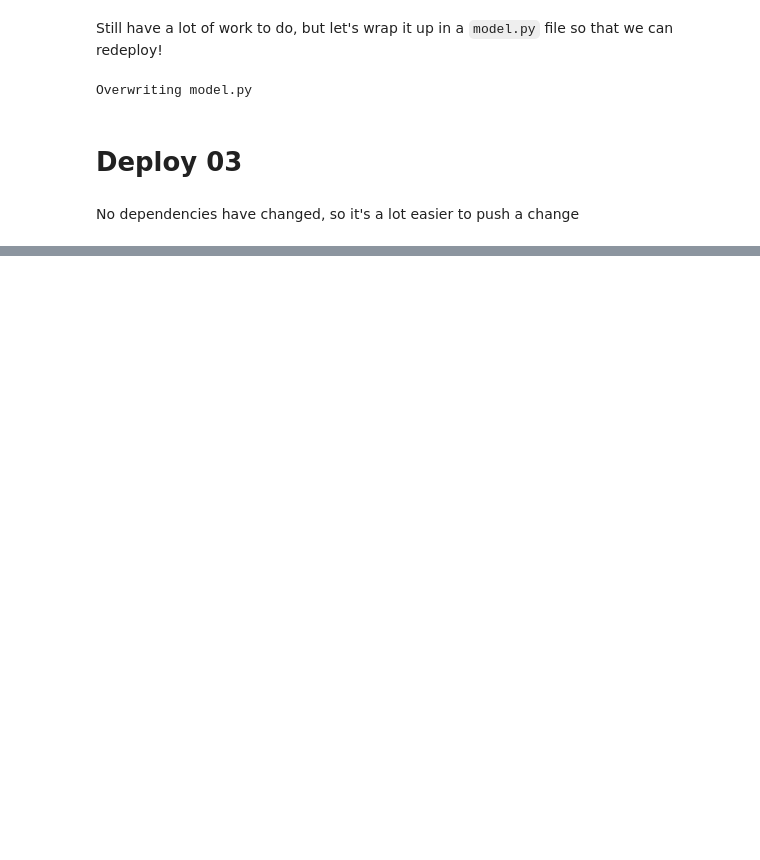
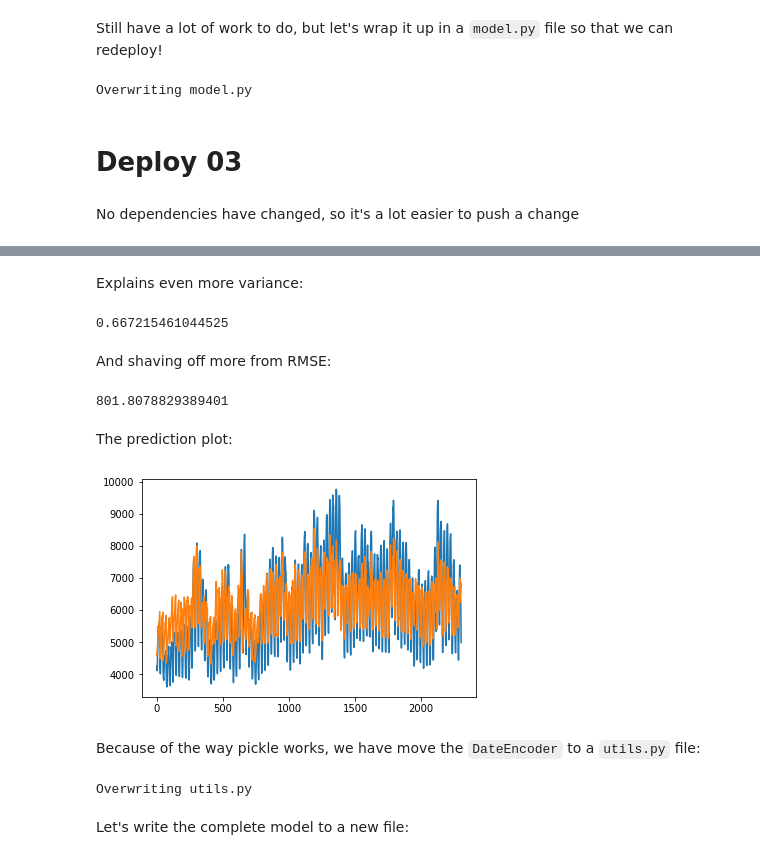
Before and after one commit to maxhumber/CDML, a Jupyter notebook: step_by_step.ipynb, the cells around one changed output, grey strips where cells are left out. Cells and saved outputs as stored; diff of their text form; code cells hidden in the pictures; blank space fills up the shorter version.

```diff
--- a/step_by_step.ipynb
+++ b/step_by_step.ipynb
@@ -874,0 +882,2 @@ plt.plot(df['date'], df['temperature'])
+# %%
+df = pd.read_csv('data/weather_power.csv', parse_dates=[0])
@@ -874,0 +906,6 @@ plt.plot(df['date'], df['temperature'])
+# %%
+target = 'energy_demand'
+y = df[target]
+X = df[['date', 'temperature']]
+
+X_train, X_test, y_train, y_test = train_test_split(X, y, test_size=0.1, shuffle=False)
@@ -874,0 +914,8 @@ plt.plot(df['date'], df['temperature'])
+# %%
+from sklearn.base import TransformerMixin
+
+class DateEncoder(TransformerMixin):
+    def fit(self, X, y=None):
+        return self
+    def transform(self, X):
+        return pd.concat([X.dt.month, X.dt.weekday, X.dt.hour], axis=1)
@@ -874,0 +942,9 @@ plt.plot(df['date'], df['temperature'])
+# %%
+mapper = DataFrameMapper([
+    ('date', DateEncoder(), {'input_df': True}),
+    (['temperature'], [SimpleImputer(), PolynomialFeatures(degree=2, include_bias=False)])
+], df_out=True)
+
+model = LinearRegression()
+pipe = make_pipeline(mapper, model)
+pipe.fit(X_train, y_train)
@@ -874,0 +961,36 @@ plt.plot(df['date'], df['temperature'])
+# %% [markdown]
+Explains even more variance:
+# %%
+pipe.score(X_test, y_test)
+# %% [output]
+0.667215461044525
+# %% [markdown]
+And shaving off more from RMSE:
+# %%
+mean_squared_error(y_test, pipe.predict(X_test)) ** (1/2)
+# %% [output]
+801.8078829389401
+# %% [markdown]
+The prediction plot:
+# %%
+plt.plot(range(len(y_test)), y_test)
+plt.plot(range(len(y_test)), pipe.predict(X_test));
+# %% [output]
+[figure, added]
+# %% [markdown]
+Because of the way pickle works, we have move the `DateEncoder` to a `utils.py` file:
+# %%
+%%writefile utils.py
+
+import pandas as pd
+from sklearn.base import TransformerMixin
+
+class DateEncoder(TransformerMixin):
+    def fit(self, X, y=None):
+        return self
+    def transform(self, X):
+        return pd.concat([X.dt.month, X.dt.weekday, X.dt.hour], axis=1)
+# %% [output]
+Overwriting utils.py
+# %% [markdown]
+Let's write the complete model to a new file:
```
Also changed, not shown: parts of 30 cells of this notebook, 5 other files.
